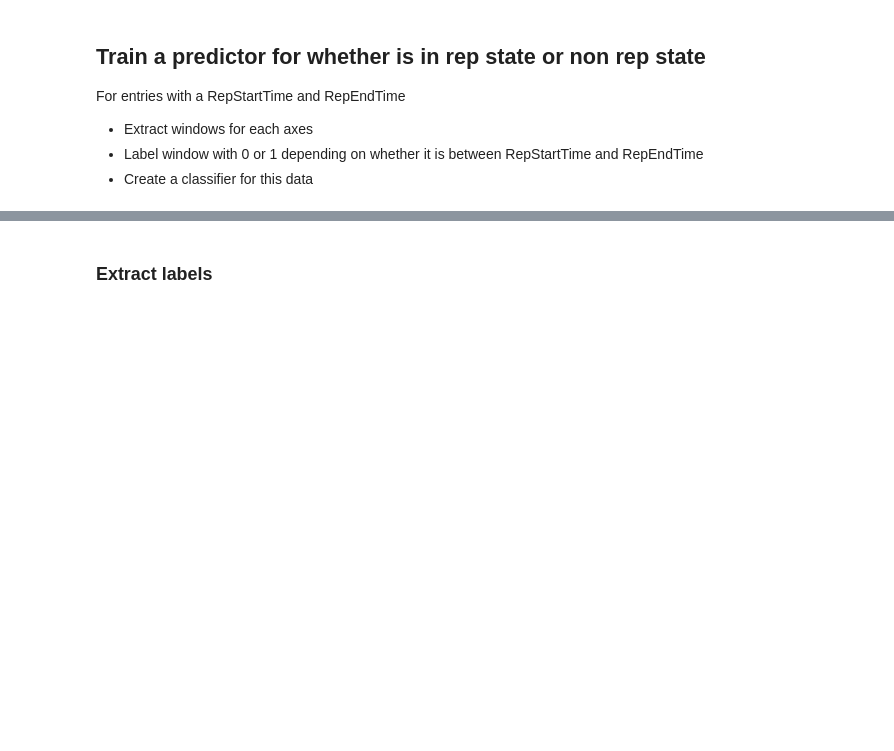
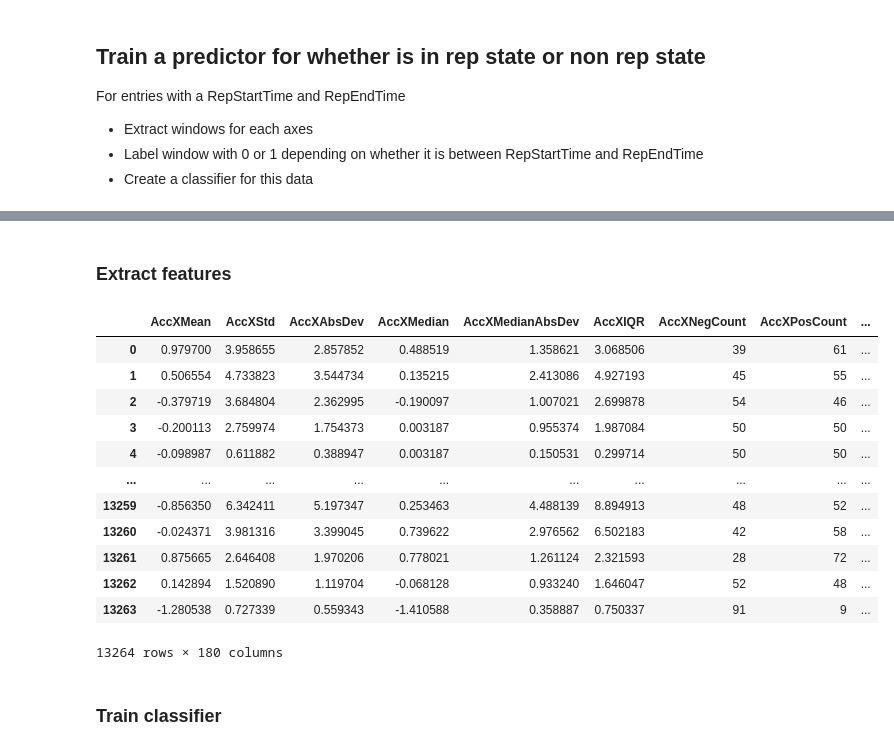
Before and after one commit to KeenanMcConkey/BarPathModel, a Jupyter notebook: BarPathModel.ipynb, the cells around one changed output, grey strips where cells are left out. Saved outputs shown, nothing was run; the diff lists cells and outputs as text; code cells hidden in the pictures; blank space fills up the shorter version.

```diff
--- a/BarPathModel.ipynb
+++ b/BarPathModel.ipynb
@@ -364,2 +231,34 @@ df
+# %%
+windowed_data = []
+
+def calculate_sample_index(time, sample_rate):
+    return int(float(time)* float(sample_rate))
+
+for index, row in df.iterrows():
+    for i in range(0, len(row['Counter']) - WINDOW_SIZE, STEP_SIZE):
+        start_index = calculate_sample_index(row['StartRepTime'], SAMPLE_RATE)
+        end_index = calculate_sample_index(row['EndRepTime'], SAMPLE_RATE)
+
+        windowed_data.append({
+            'Exercise': row['Exercise'],
+            'Counter': row['Counter'][i:i+WINDOW_SIZE],
+            'TimeBetweenSamples': row['TimeBetweenSamples'][i:i+WINDOW_SIZE],
+            'AccX': row['AccX'][i:i+WINDOW_SIZE],
+            'AccY': row['AccY'][i:i+WINDOW_SIZE],
+            'AccZ': row['AccZ'][i:i+WINDOW_SIZE],
+            'VelX': row['VelX'][i:i+WINDOW_SIZE],
+            'VelY': row['VelY'][i:i+WINDOW_SIZE],
+            'VelZ': row['VelZ'][i:i+WINDOW_SIZE],
+            'PosX': row['PosX'][i:i+WINDOW_SIZE],
+            'PosY': row['PosY'][i:i+WINDOW_SIZE],
+            'PosZ': row['PosZ'][i:i+WINDOW_SIZE],
+            'Pitch': row['Pitch'][i:i+WINDOW_SIZE],
+            'Roll': row['Roll'][i:i+WINDOW_SIZE],
+            'Yaw': row['Yaw'][i:i+WINDOW_SIZE],
+            'HeartRate': row['HeartRate'][i:i+WINDOW_SIZE],
+            'Label': 1 if i >= start_index and i <= end_index else 0
+        })
+
+windowed_df = pd.DataFrame(windowed_data)
 # %% [markdown]
-### Extract labels
+### Extract features
@@ -386,0 +265,26 @@ df['WindowLabels'] = df.apply(lambda x: label_windows(x['Counter'], x['Labels'],
+# %%
+feature_dict = {}
+
+for data_column in DATA_COLUMNS:
+    for feature_name, feature_func in feature_map.items():
+        feature_dict[f'{data_column}{feature_name}'] = windowed_df[data_column].apply(feature_func)
+
+y = windowed_df['Label']
+X = pd.concat(feature_dict, axis=1)
+X
+# %% [output]
+|  | AccXMean | AccXStd | AccXAbsDev | AccXMedian | AccXMedianAbsDev | AccXIQR | AccXNegCount | AccXPosCount | ... |
+| 0 | 0.979700 | 3.958655 | 2.857852 | 0.488519 | 1.358621 | 3.068506 | 39 | 61 | ... |
+| 1 | 0.506554 | 4.733823 | 3.544734 | 0.135215 | 2.413086 | 4.927193 | 45 | 55 | ... |
+| 2 | -0.379719 | 3.684804 | 2.362995 | -0.190097 | 1.007021 | 2.699878 | 54 | 46 | ... |
+| 3 | -0.200113 | 2.759974 | 1.754373 | 0.003187 | 0.955374 | 1.987084 | 50 | 50 | ... |
+| 4 | -0.098987 | 0.611882 | 0.388947 | 0.003187 | 0.150531 | 0.299714 | 50 | 50 | ... |
+| ... | ... | ... | ... | ... | ... | ... | ... | ... | ... |
+| 13259 | -0.856350 | 6.342411 | 5.197347 | 0.253463 | 4.488139 | 8.894913 | 48 | 52 | ... |
+| 13260 | -0.024371 | 3.981316 | 3.399045 | 0.739622 | 2.976562 | 6.502183 | 42 | 58 | ... |
+| 13261 | 0.875665 | 2.646408 | 1.970206 | 0.778021 | 1.261124 | 2.321593 | 28 | 72 | ... |
+| 13262 | 0.142894 | 1.520890 | 1.119704 | -0.068128 | 0.933240 | 1.646047 | 52 | 48 | ... |
+| 13263 | -1.280538 | 0.727339 | 0.559343 | -1.410588 | 0.358887 | 0.750337 | 91 | 9 | ... |
+13264 rows × 180 columns
+# %% [markdown]
+### Train classifier
```
Also changed, not shown: parts of 25 cells of this notebook.
